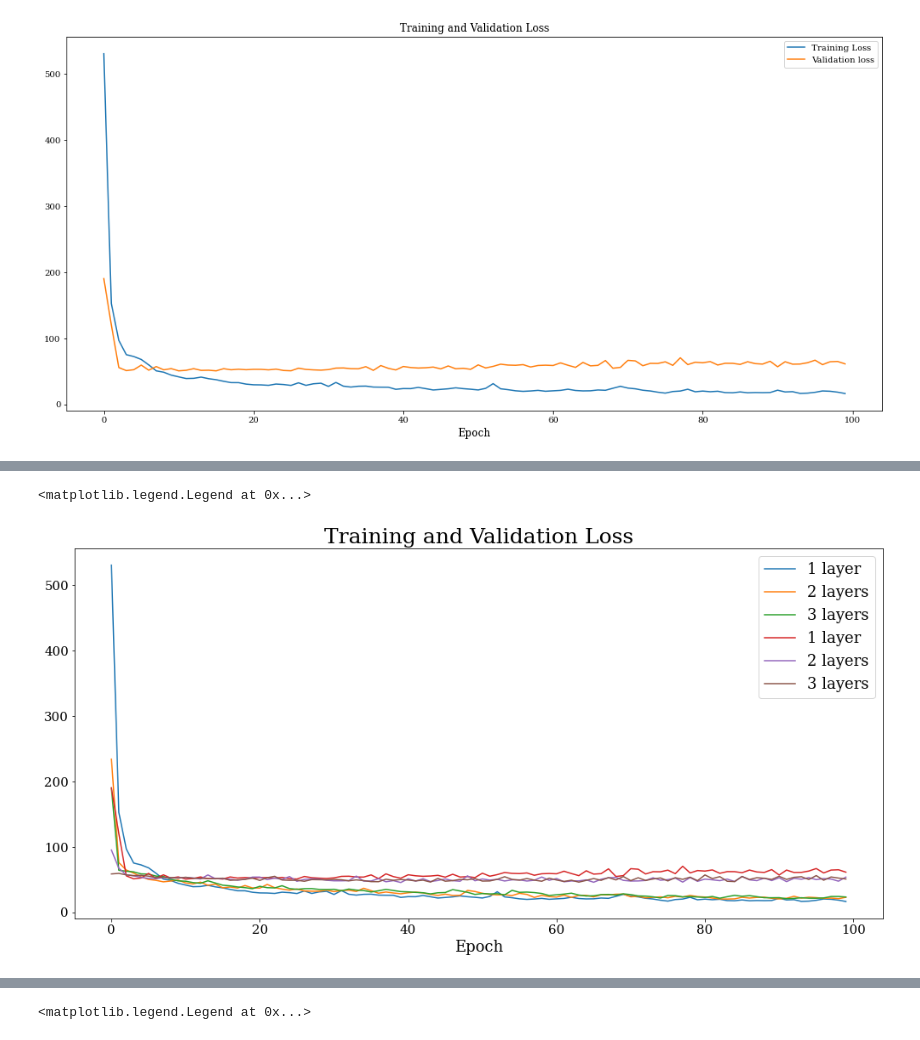
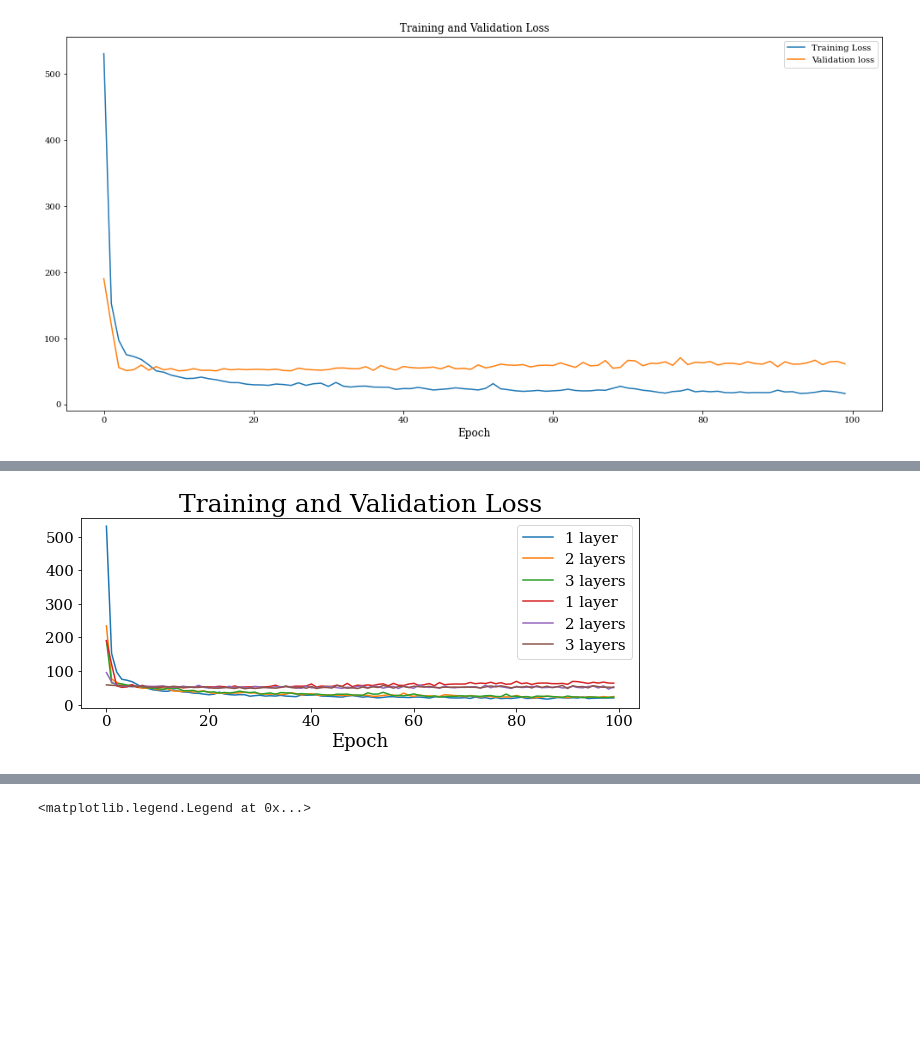
Before and after one commit to limited-fion/deep-learning-cw, a Jupyter notebook: 02_CNN_Introduction.ipynb, the cells around one changed output, grey strips where cells are left out. Saved outputs shown, nothing was run; the diff lists cells and outputs as text; code cells hidden in the pictures; blank space fills up the shorter version.

```diff
--- a/02_CNN_Introduction.ipynb
+++ b/02_CNN_Introduction.ipynb
@@ -2275,22 +2362,23 @@ WARNING:absl:Found untraced functions such as _jit_compiled_convolution_op, _jit
 # %%
-fig = plt.figure(figsize=(17,8))
+fig = plt.figure(figsize=(10,3.5))
 plt.plot(history_layer1.history['loss'], label='1 layer')
 plt.plot(history_layer2.history['loss'], label='2 layers')
 plt.plot(history_layer3.history['loss'], label='3 layers')
 # axes[0].set_ylabel('Mean Absolute Percentage Error')
 plt.xlabel('Epoch', fontsize=18)
 plt.yticks(fontsize=15)
 plt.xticks(fontsize=15)
 
-plt.plot(history_layer1.history['val_mean_absolute_percentage_error'], label='1 layer')
-plt.plot(history_layer2.history['val_mean_absolute_percentage_error'], label='2 layers')
-plt.plot(history_layer3.history['val_mean_absolute_percentage_error'], label='3 layers')
+plt.plot(history_layer1.history['val_loss'], label='1 layer')
+plt.plot(history_layer2.history['val_loss'], label='2 layers')
+plt.plot(history_layer3.history['val_loss'], label='3 layers')
 plt.title('Training and Validation Loss', fontsize=25)
-plt.legend(fontsize = 18)
+plt.legend(fontsize = 15)
 # fig.title('Mean Absolute Percentage Error Loss')
+
+fig.savefig('/content/drive/MyDrive/dl-cw/regression/layers.png')
 # %% [output]
-<matplotlib.legend.Legend at 0x...>
-[figure, old version]
+[figure, new version]
 # %%
 import tensorflow as tf
 tf.compat.v1.logging.set_verbosity(tf.compat.v1.logging.ERROR)
```
Also changed, not shown: parts of 29 cells of this notebook.
